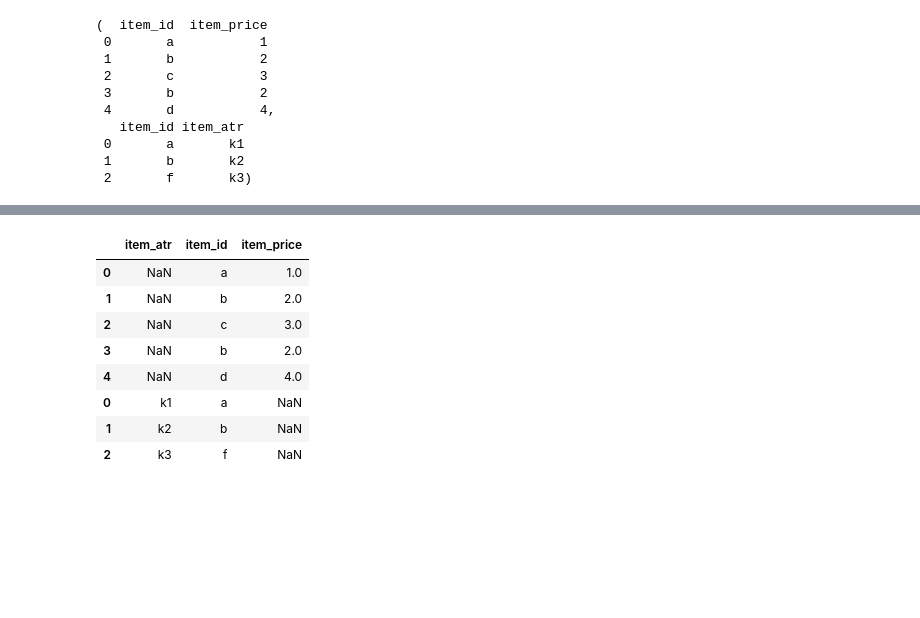
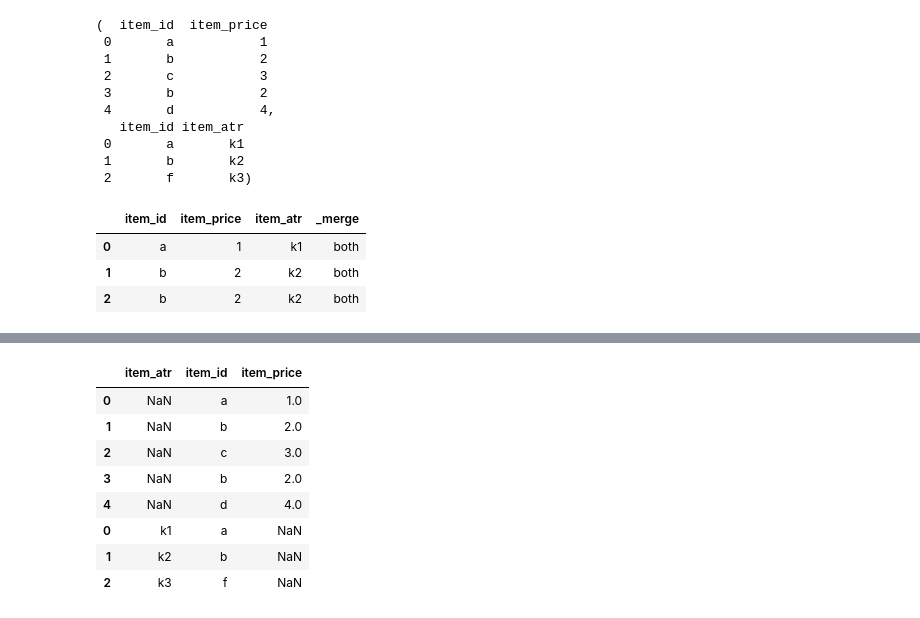
Before and after one commit to jackom/PythonDailyResearch, a Jupyter notebook: TempTest.ipynb, the cells around one changed output, grey strips where cells are left out. Cells and saved outputs as stored; diff of their text form; code cells hidden in the pictures; blank space fills up the shorter version.

```diff
--- a/TempTest.ipynb
+++ b/TempTest.ipynb
@@ -242,0 +245,7 @@ first, second
+# %%
+first.merge(second, on=['item_id'], indicator=True)
+# %% [output]
+|  | item_id | item_price | item_atr | _merge |
+| 0 | a | 1 | k1 | both |
+| 1 | b | 2 | k2 | both |
+| 2 | b | 2 | k2 | both |
```
Also changed, not shown: parts of 3 cells of this notebook, 1 other file.
